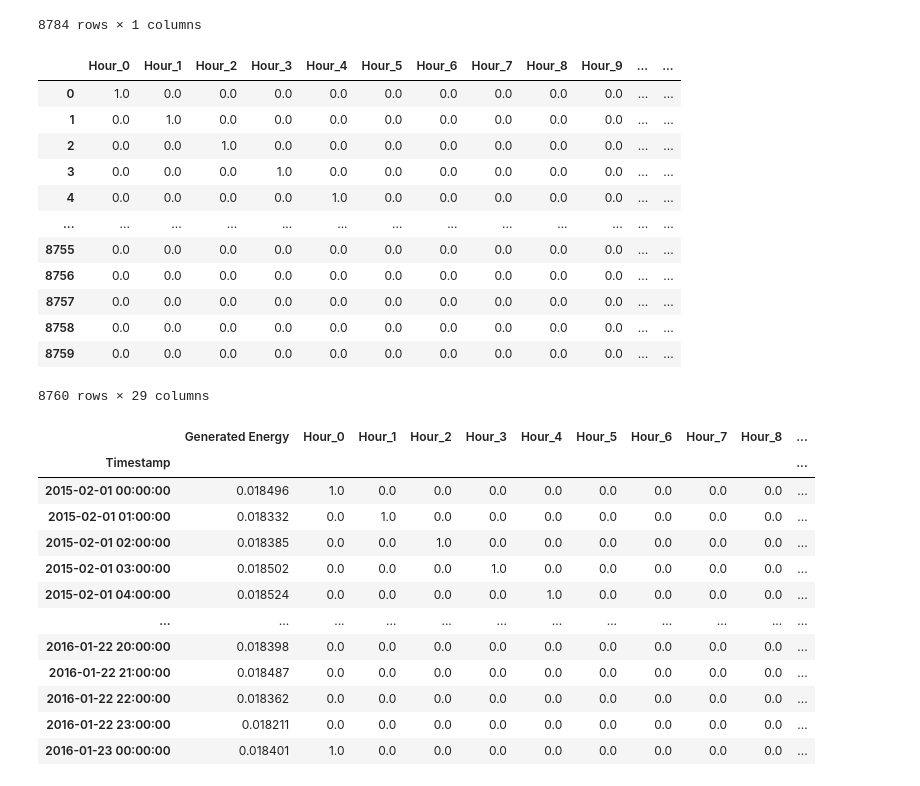
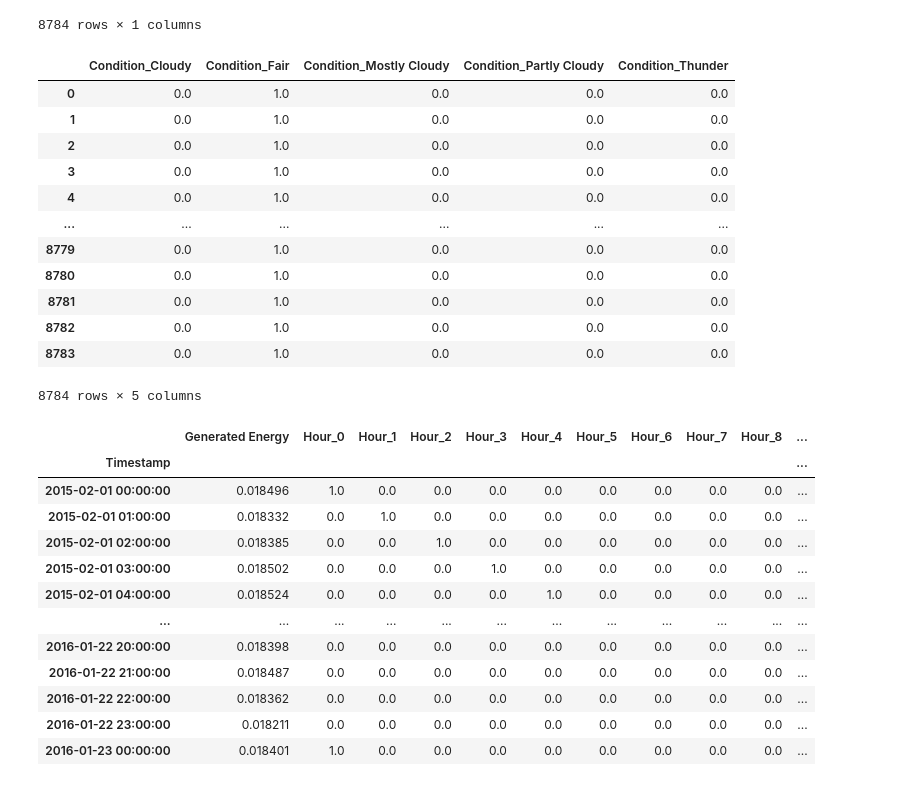
Before and after one commit to Divixity/Datavidenskab-P6, a Jupyter notebook: Development/SARIMAX_production.ipynb, the cells around one changed output. Cells and saved outputs as stored; diff of their text form; code cells hidden in the pictures.

```diff
--- a/Development/SARIMAX_production.ipynb
+++ b/Development/SARIMAX_production.ipynb
@@ -560,25 +545,30 @@ weather_forecast
 | 2016-01-31 23:00:00 | Fair |
 | 2016-02-01 00:00:00 | Fair |
 8784 rows × 1 columns
+# %%
+ohe = OneHotEncoder(sparse=False)
+hot = ohe.fit_transform(weather_forecast)
+df_ohe = pd.DataFrame(data=hot, columns=ohe.get_feature_names_out())
+df_ohe
+# %% [output]
+|  | Condition_Cloudy | Condition_Fair | Condition_Mostly Cloudy | Condition_Partly Cloudy | Condition_Thunder |
+| 0 | 0.0 | 1.0 | 0.0 | 0.0 | 0.0 |
+| 1 | 0.0 | 1.0 | 0.0 | 0.0 | 0.0 |
+| 2 | 0.0 | 1.0 | 0.0 | 0.0 | 0.0 |
+| 3 | 0.0 | 1.0 | 0.0 | 0.0 | 0.0 |
+| 4 | 0.0 | 1.0 | 0.0 | 0.0 | 0.0 |
+| ... | ... | ... | ... | ... | ... |
+| 8779 | 0.0 | 1.0 | 0.0 | 0.0 | 0.0 |
+| 8780 | 0.0 | 1.0 | 0.0 | 0.0 | 0.0 |
+| 8781 | 0.0 | 1.0 | 0.0 | 0.0 | 0.0 |
+| 8782 | 0.0 | 1.0 | 0.0 | 0.0 | 0.0 |
+| 8783 | 0.0 | 1.0 | 0.0 | 0.0 | 0.0 |
+8784 rows × 5 columns
 # %%
-ohe = OneHotEncoder(sparse=False)
-hot = ohe.fit_transform(gen_df["Hour"].to_frame().merge(weather_forecast, left_index=True, right_index=True))
-df_ohe = pd.DataFrame(data=hot, columns=ohe.get_feature_names_out())
-df_ohe
+# ohe = OneHotEncoder(sparse=False)
+# hot = ohe.fit_transform(gen_df["Hour"].to_frame().merge(weather_forecast, left_index=True, right_index=True))
+# df_ohe = pd.DataFrame(data=hot, columns=ohe.get_feature_names_out())
+# df_ohe
-# %% [output]
-|  | Hour_0 | Hour_1 | Hour_2 | Hour_3 | Hour_4 | Hour_5 | Hour_6 | Hour_7 | Hour_8 | Hour_9 | ... | ... |
-| 0 | 1.0 | 0.0 | 0.0 | 0.0 | 0.0 | 0.0 | 0.0 | 0.0 | 0.0 | 0.0 | ... | ... |
-| 1 | 0.0 | 1.0 | 0.0 | 0.0 | 0.0 | 0.0 | 0.0 | 0.0 | 0.0 | 0.0 | ... | ... |
-| 2 | 0.0 | 0.0 | 1.0 | 0.0 | 0.0 | 0.0 | 0.0 | 0.0 | 0.0 | 0.0 | ... | ... |
-| 3 | 0.0 | 0.0 | 0.0 | 1.0 | 0.0 | 0.0 | 0.0 | 0.0 | 0.0 | 0.0 | ... | ... |
-| 4 | 0.0 | 0.0 | 0.0 | 0.0 | 1.0 | 0.0 | 0.0 | 0.0 | 0.0 | 0.0 | ... | ... |
-| ... | ... | ... | ... | ... | ... | ... | ... | ... | ... | ... | ... | ... |
-| 8755 | 0.0 | 0.0 | 0.0 | 0.0 | 0.0 | 0.0 | 0.0 | 0.0 | 0.0 | 0.0 | ... | ... |
-| 8756 | 0.0 | 0.0 | 0.0 | 0.0 | 0.0 | 0.0 | 0.0 | 0.0 | 0.0 | 0.0 | ... | ... |
-| 8757 | 0.0 | 0.0 | 0.0 | 0.0 | 0.0 | 0.0 | 0.0 | 0.0 | 0.0 | 0.0 | ... | ... |
-| 8758 | 0.0 | 0.0 | 0.0 | 0.0 | 0.0 | 0.0 | 0.0 | 0.0 | 0.0 | 0.0 | ... | ... |
-| 8759 | 0.0 | 0.0 | 0.0 | 0.0 | 0.0 | 0.0 | 0.0 | 0.0 | 0.0 | 0.0 | ... | ... |
-8760 rows × 29 columns
 # %%
 exog_df = gen_df_no_changes.join(df_ohe)
 # %%
```
Also changed, not shown: parts of 4 cells of this notebook.
